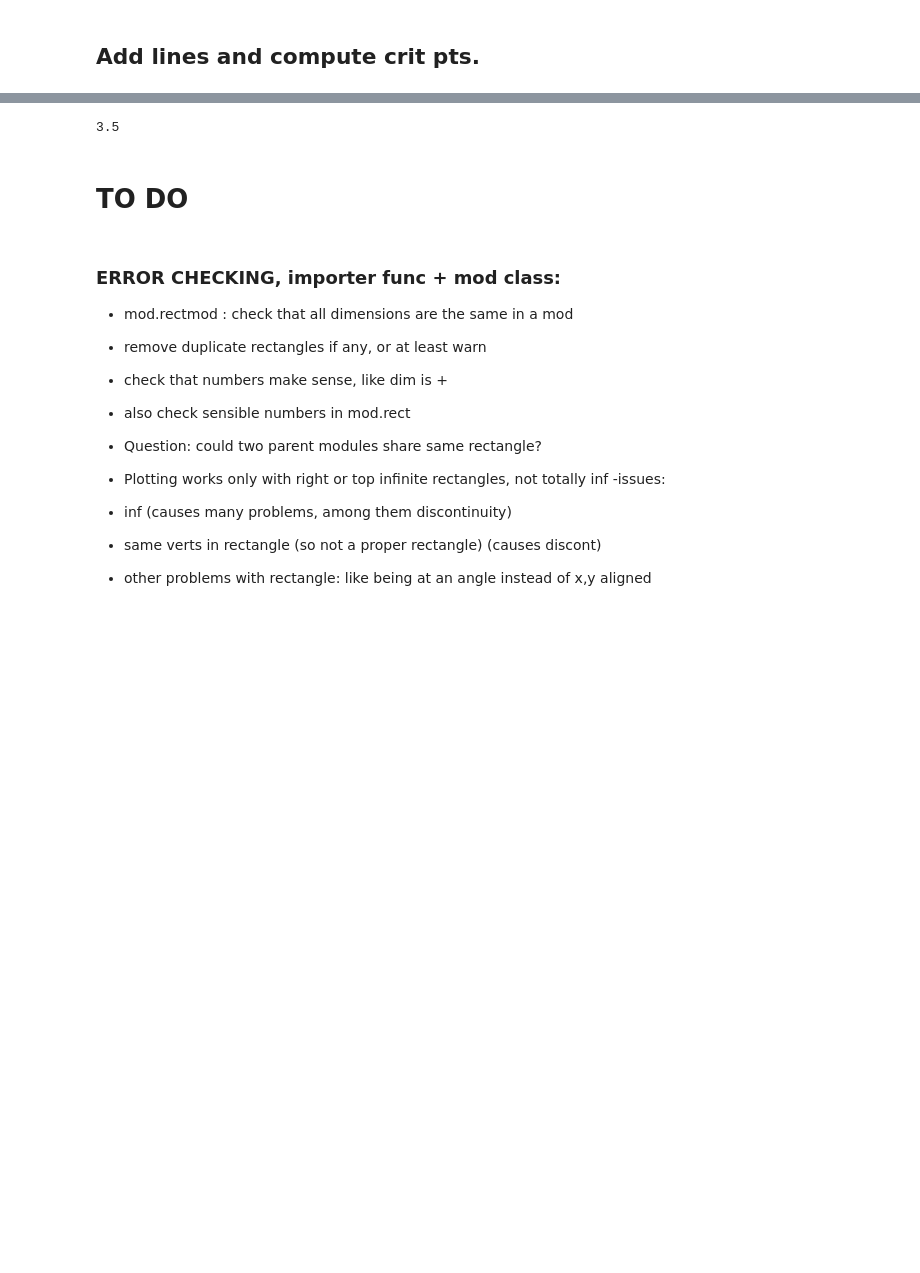
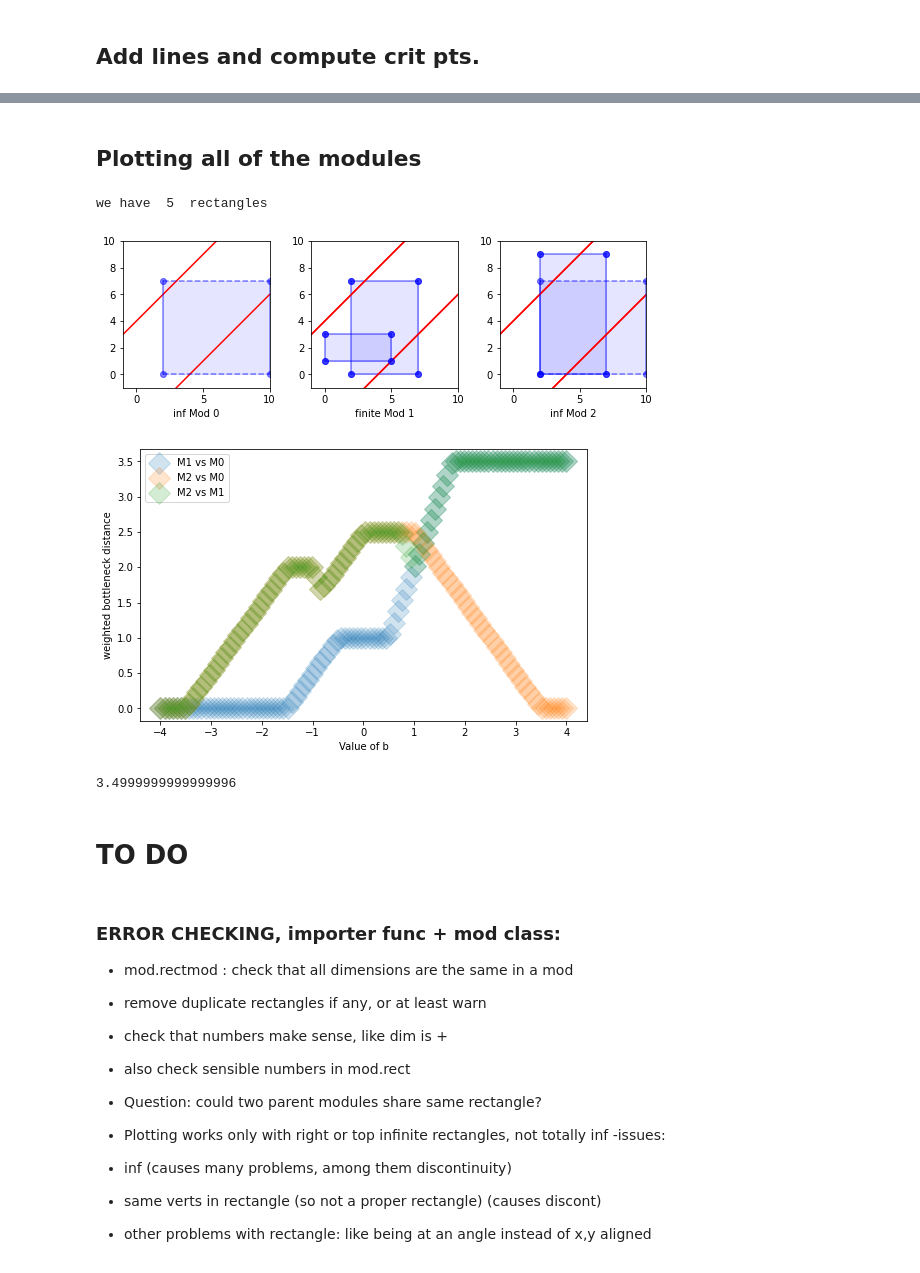
Before and after one commit to asilata/matching-distance-code, a Jupyter notebook: Notebooks/Banff code.ipynb, the cells around one changed output, grey strips where cells are left out. Drawn from its saved outputs; the diff is of its cells as text; code cells hidden in the pictures; blank space fills up the shorter version.

Commit message:
moving the plotting to functions

```diff
--- a/Notebooks/Banff code.ipynb
+++ b/Notebooks/Banff code.ipynb
@@ -312,10 +312,19 @@ we have  5  rectangles
-# %%
-M = r_mods_list[0]
-N = r_mods_list[1]
-line = mod.Line((1,1), (1.75 , -1.75))
-mod.compute_weighted_bottleneck(M,N,line)
-# %% [output]
-3.5
+# %% [markdown]
+## Plotting all of the modules
+# %%
+plot_r_mods(r_mods_list)
+plot_bnecks(r_mods_list)
+# %% [output]
+we have  5  rectangles
+[figure, added]
+[figure, added]
+# %%
+M = r_mods_list[0]
+N = r_mods_list[1]
+line = mod.Line((1,1), (1.75 , -1.75))
+mod.compute_weighted_bottleneck(M,N,line)
+# %% [output]
+3.4999999999999996
 # %% [markdown]
 # TO DO
 # %% [markdown]
```
Also changed, not shown: parts of 10 cells of this notebook.
